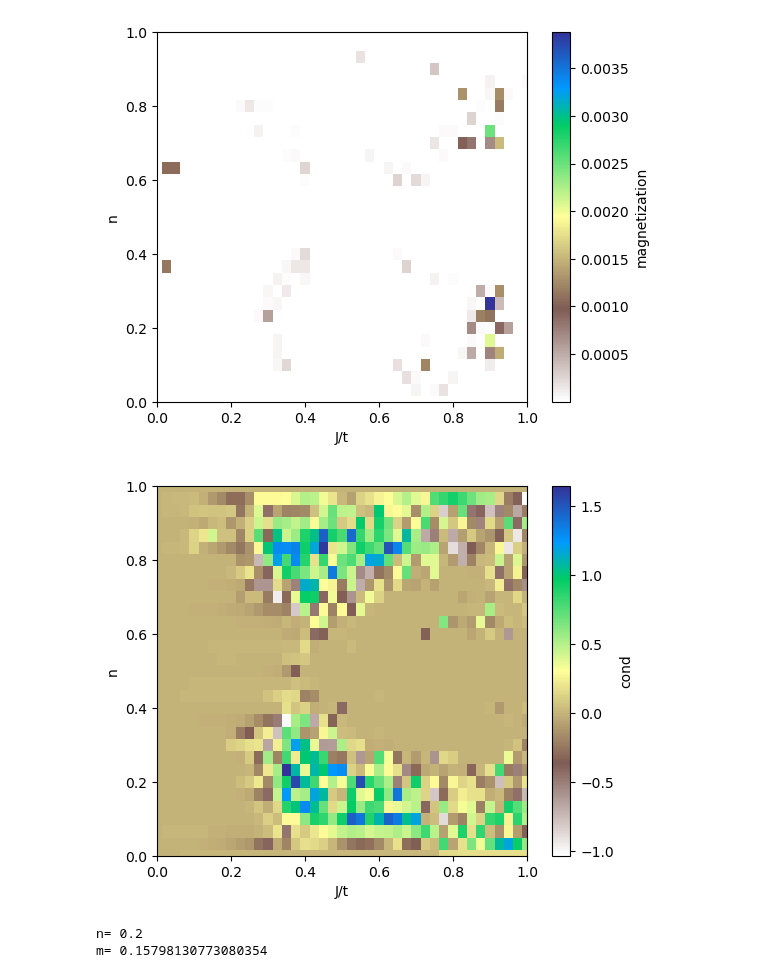
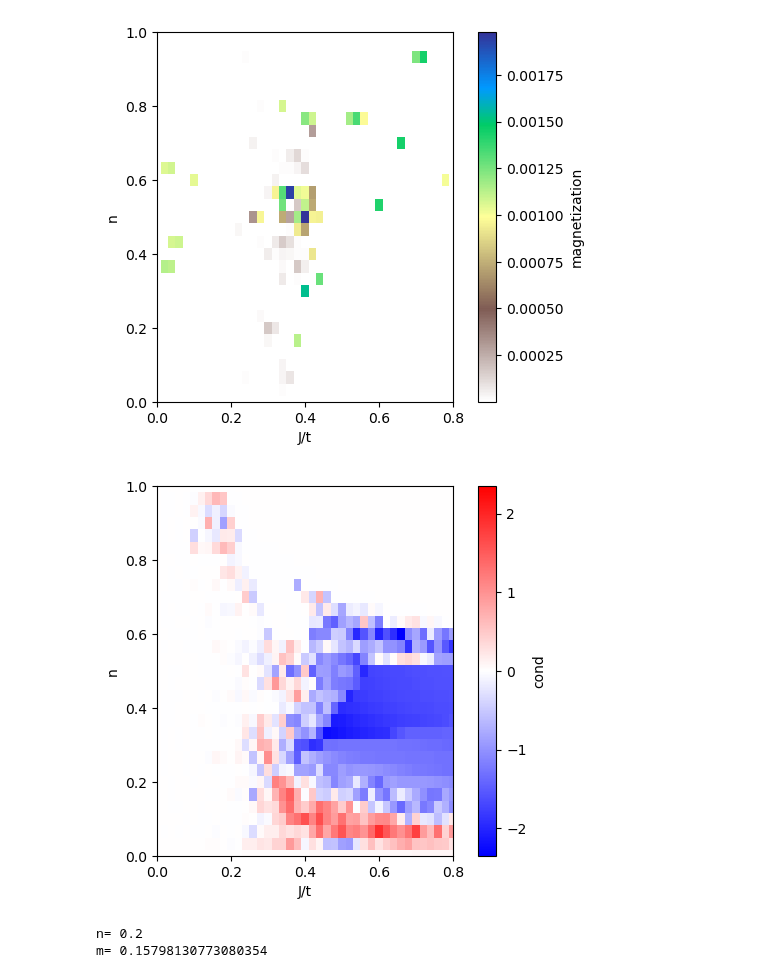
Before and after one commit to dpreuo/alter_morph, a Jupyter notebook: analysis/phase_diagram.ipynb, the cells around one changed output. Cells and saved outputs as stored; diff of their text form; code cells hidden in the pictures.

```diff
--- a/analysis/phase_diagram.ipynb
+++ b/analysis/phase_diagram.ipynb
@@ -18,7 +20,7 @@ from alter_morph.hamiltonians import alt_hamiltonian, spectral_function
 # %%
 import sys,os
 
-data_name = 'data/full_phase_diagram_20_V1.pickle'
+data_name = 'data/full_phase_diagram_20_n_V0.pickle'
 
 d = pickle.load(open(os.getcwd()[:-8]+data_name,'rb'))
 
@@ -30,6 +32,7 @@ print('\t element [0,0]', d['params'][0,0].keys())
 print('data:', d['data'].shape)
 print('\t element [0,0]', d['data'][0,0].keys())
 print('\t \t element [0,0] numerical params', d['data'][0,0]['numerical_param'].keys())
+print('\t \t element [0,0] hamilton  params', d['data'][0,0]['hparam'].keys())
 
 Js = d['J']
 ns = d['filling']
@@ -82,7 +86,7 @@ im = ax.imshow(diffs,origin='lower',interpolation='none',extent=extent,cmap='ter
 cbar = fig.colorbar(im, ax=ax,shrink=1)
 cbar.set_label('magnetization')
 # %% [output]
-[figure, old version]
+[figure, new version]
 # %%
 #calculate spin conductance
 
@@ -126,24 +132,25 @@ pickle.dump(d, open(os.getcwd()[:-8] + data_name, 'wb'))
 # %%
 #the spin_cond
 array_spin_cond = np.array([[params['spin_cond'] for params in x]for x in d['data']]) #.shape (filling, Js, 2,2)
 array_g0 = array_spin_cond[:,:,0,0] + array_spin_cond[:,:,1,1]
 array_gspin = array_spin_cond[:,:,0,0] - array_spin_cond[:,:,1,1]
 
 fig, ax = plt.subplots(1,1)
 
 #ax.set_title('T/t={0}; Lq={1}'.format(T,Lq))
 ax.set_xlabel('J/t')
 ax.set_ylabel('n')
 ax.set_xlim(Js[0],Js[-1])
 ax.set_ylim(ns[0],ns[-1])
 
 extent=[Js[0]-(Js[1]-Js[0])/2,Js[-1]+(Js[1]-Js[0])/2,ns[0]-(ns[1]-ns[0])/2,ns[-1]+(ns[1]-ns[0])/2] #the correct extent
+vabs = np.abs(array_gspin).max()
 
-im = ax.imshow(array_gspin,origin='lower',interpolation='none',extent=extent,cmap='terrain_r')
+im = ax.imshow(array_gspin,origin='lower',interpolation='none',extent=extent,cmap='bwr',vmin=-vabs,vmax=vabs)
 cbar = fig.colorbar(im, ax=ax,shrink=1)
 cbar.set_label('cond')
 # %% [output]
-[figure, old version]
+[figure, new version]
 # %%
 g_spin = []
 fermi_energies = []
```
Also changed, not shown: parts of 5 cells of this notebook.
